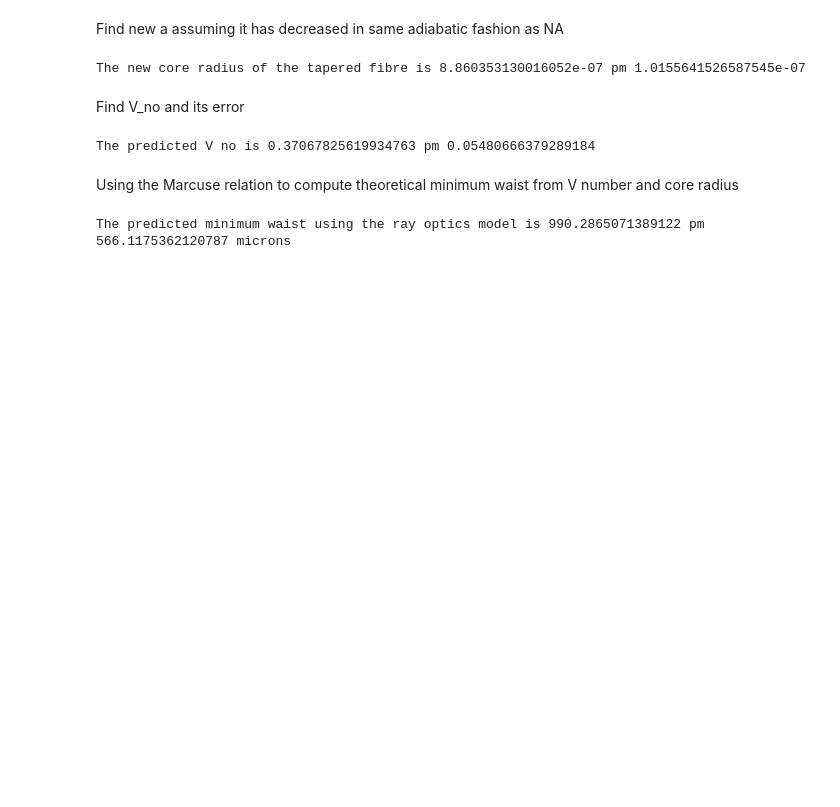
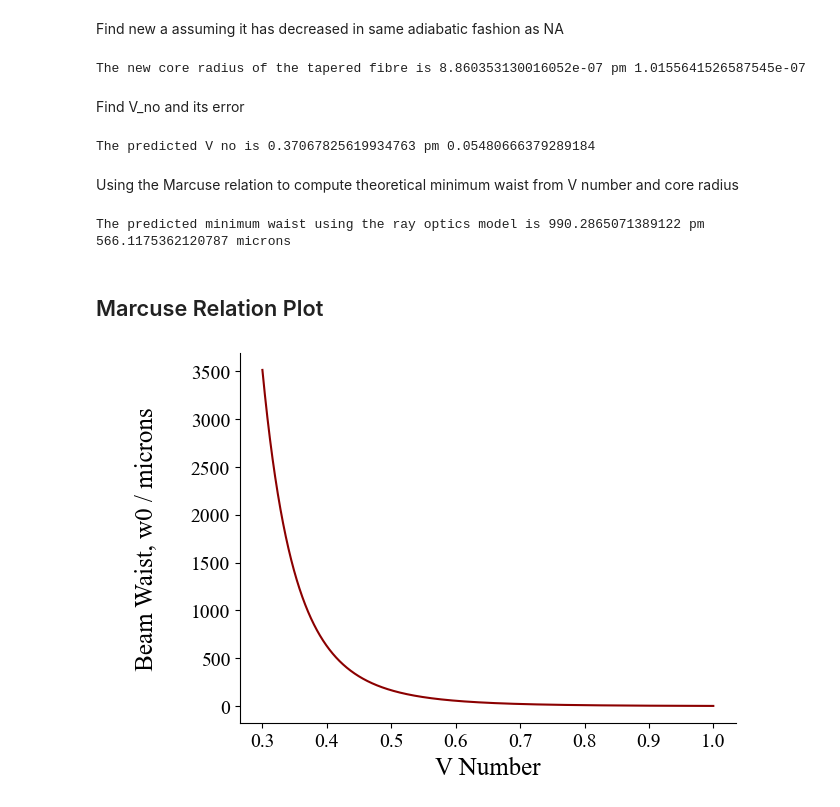
Before and after one commit to akay8/Level4Project, a Jupyter notebook: Fibre_2_30_11.ipynb, the cells around one changed output. Cells and saved outputs as stored; diff of their text form; code cells hidden in the pictures; blank space fills up the shorter version.

Commit message:
adding marcuse plot

```diff
--- a/Fibre_2_30_11.ipynb
+++ b/Fibre_2_30_11.ipynb
@@ -499,3 +499,23 @@ w0_theory_err = np.sqrt(cont_V_no**2 + cont_a**2)
 print('The predicted minimum waist using the ray optics model is {} pm {} microns'.format(w0_theory,w0_theory_err)) # This model is invalid now!!!
 # %% [output]
 The predicted minimum waist using the ray optics model is 990.2865071389122 pm 566.1175362120787 microns
+# %% [markdown]
+## Marcuse Relation Plot
+# %%
+figMar, ax = plt.subplots()
+
+some_vs = np.arange(0.3,1,0.0001)
+marcusee = np.zeros(len(some_vs))
+for i in range(len(some_vs)):
+    marcusee[i] = marcuse(some_vs[i],a_taper)
+
+ax.plot(some_vs,marcusee, color = 'darkred')
+ax.set_xticks(ticks = np.arange(0.3,1.01,0.1), labels = np.round_(np.arange(0.3,1.01,0.1), decimals = 1), font = 'Times New Roman', fontsize = 14)
+ax.set_yticks(ticks = np.arange(0,3600,500), labels = np.round_(np.arange(0,3600,500), decimals = 0), font = 'Times New Roman', fontsize = 14)
+ax.set_xlabel('V Number', fontfamily = 'Times New Roman', fontsize = 18)
+ax.set_ylabel('\n Beam Waist, w0 / microns \n', fontfamily = 'Times New Roman', fontsize = 18)
+
+ax.spines['top'].set_visible(False)
+ax.spines['right'].set_visible(False)
+# %% [output]
+[figure, added]
```
